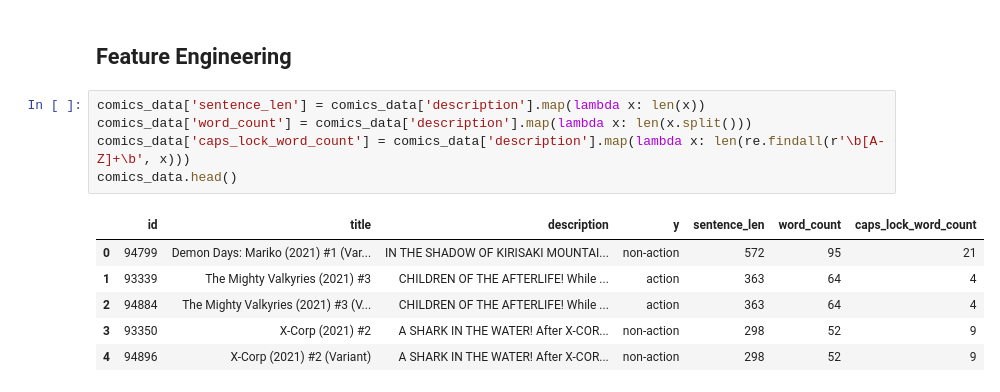
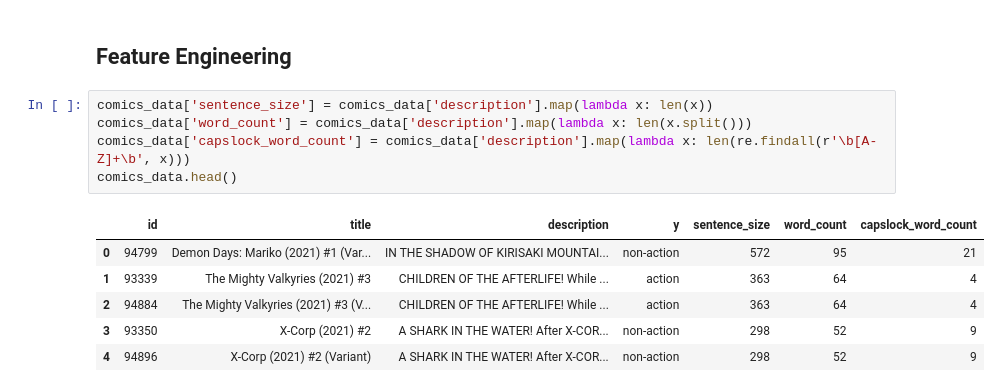
Before and after one commit to guidasneves/marvel_sentiment_analysis, a Jupyter notebook: notebooks/02_EDA.ipynb, the cells around one changed output. Cells and saved outputs as stored; diff of their text form.

```diff
--- a/notebooks/02_EDA.ipynb
+++ b/notebooks/02_EDA.ipynb
@@ -98,12 +107,12 @@ memory usage: 529.1+ KB
 <a name="2.1"></a>
 ## Feature Engineering
 # %%
-comics_data['sentence_len'] = comics_data['description'].map(lambda x: len(x))
+comics_data['sentence_size'] = comics_data['description'].map(lambda x: len(x))
 comics_data['word_count'] = comics_data['description'].map(lambda x: len(x.split()))
-comics_data['caps_lock_word_count'] = comics_data['description'].map(lambda x: len(re.findall(r'\b[A-Z]+\b', x)))
+comics_data['capslock_word_count'] = comics_data['description'].map(lambda x: len(re.findall(r'\b[A-Z]+\b', x)))
 comics_data.head()
 # %% [output]
-|  | id | title | description | y | sentence_len | word_count | caps_lock_word_count |
+|  | id | title | description | y | sentence_size | word_count | capslock_word_count |
 | 0 | 94799 | Demon Days: Mariko (2021) #1 (Var... | IN THE SHADOW OF KIRISAKI MOUNTAI... | non-action | 572 | 95 | 21 |
 | 1 | 93339 | The Mighty Valkyries (2021) #3 | CHILDREN OF THE AFTERLIFE! While ... | action | 363 | 64 | 4 |
 | 2 | 94884 | The Mighty Valkyries (2021) #3 (V... | CHILDREN OF THE AFTERLIFE! While ... | action | 363 | 64 | 4 |
```
Also changed, not shown: parts of 14 cells of this notebook, 11 other files.
